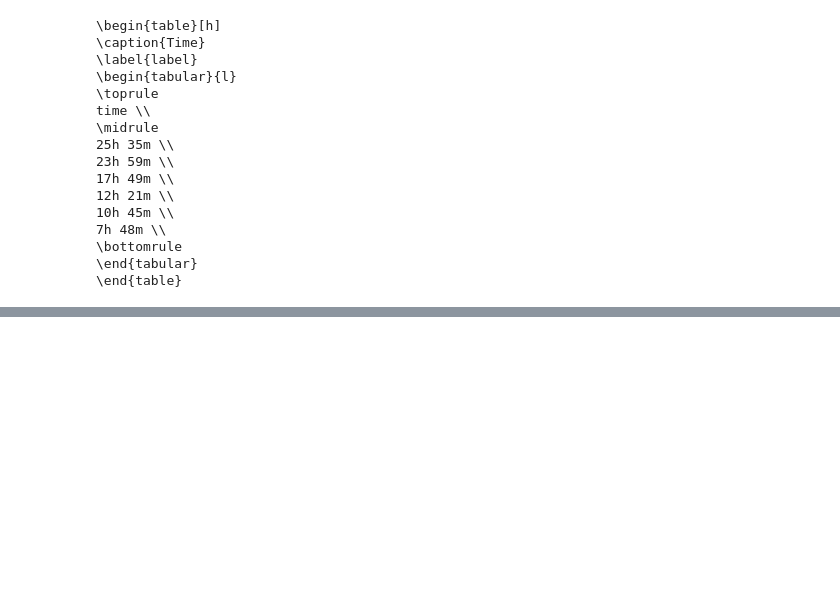
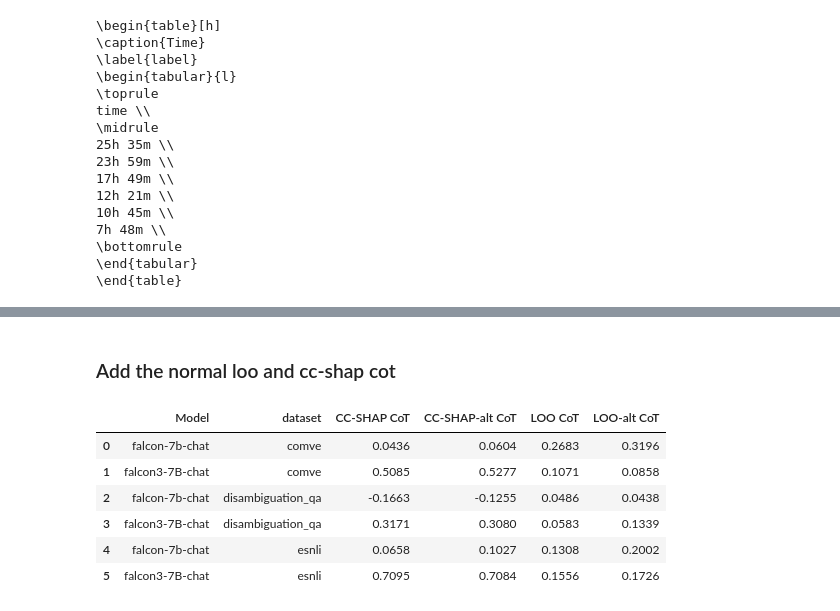
Before and after one commit to Rickvanderveen/FACT-AI, a Jupyter notebook: CC-SHAP/result_analysis.ipynb, the cells around one changed output, grey strips where cells are left out. Saved outputs shown, nothing was run; the diff lists cells and outputs as text; code cells hidden in the pictures; blank space fills up the shorter version.

```diff
--- a/CC-SHAP/result_analysis.ipynb
+++ b/CC-SHAP/result_analysis.ipynb
@@ -312,0 +315,9 @@ time \\
+# %%
+# LOO posthoc and LOO CoT
+for dataset in ["comve", "esnli", "disambiguation_qa"]:
+    frame = filter_results(filtered_df, dataset=dataset, model=["llama2-7b-chat", "mistral-7b-chat", "falcon-7b-chat"], test=["atanasova_counterfactual", "atanasova_input_from_expl", "cc_shap-cot", "cc_shap-posthoc", "turpin"])
+    frame = frame.drop(columns=["n_samples", "min", "max", "std"])
+    frame = frame.pivot(index="test", columns="Model", values="mean")
+    table = create_latex_table(frame, f"{dataset}", "label")
+    display(frame)
+    #print(table)
@@ -312,0 +476,17 @@ time \\
+# %%
+alt_prompt_dataframe = []
+
+experiments_alt_prompt_comparison = list((result_dir / "alt_prompt").glob("*.json"))
+for experiment in experiments_alt_prompt_comparison:
+    result = ExperimentResult(load_json_file(experiment))
+
+    args = result.args
+    alt_prompt_dataframe.append({
+        "Model": find_arg(args, "model_name"),
+        "dataset": find_arg(args, "c_task"),
+        "CC-SHAP-alt CoT": np.mean(np.array(result.get_variable("cc_shap-cot-alternative"))),
+        "LOO-alt CoT": np.mean(np.array(result.get_variable("loo_cosim_cot_alternative")))
+    })
+alt_prompt_dataframe = pd.DataFrame(alt_prompt_dataframe)
+alt_prompt_dataframe = alt_prompt_dataframe.sort_values(by=['dataset', 'Model']).reset_index(drop=True)
+alt_prompt_dataframe
@@ -312,0 +501,21 @@ time \\
+# %% [markdown]
+### Add the normal loo and cc-shap cot
+# %%
+for i, model in enumerate(alt_prompt_dataframe["Model"]):
+    dataset = alt_prompt_dataframe["dataset"][i]
+    extra_row = cosim_posthoc_loo_dataframe[(cosim_posthoc_loo_dataframe['Model'] == model) & (cosim_posthoc_loo_dataframe['dataset'] == dataset)]
+    extra_row = extra_row[["LOO CoT", "CC-SHAP CoT"]]
+    for column in extra_row.columns:
+        alt_prompt_dataframe.loc[i, 'LOO CoT'] = extra_row.iloc[0]['LOO CoT']
+        alt_prompt_dataframe.loc[i, 'CC-SHAP CoT'] = extra_row.iloc[0]['CC-SHAP CoT']
+# Reoorder columns
+alt_prompt_dataframe = alt_prompt_dataframe[["Model", "dataset", "CC-SHAP CoT", "CC-SHAP-alt CoT", "LOO CoT", "LOO-alt CoT"]]
+alt_prompt_dataframe
+# %% [output]
+|  | Model | dataset | CC-SHAP CoT | CC-SHAP-alt CoT | LOO CoT | LOO-alt CoT |
+| 0 | falcon-7b-chat | comve | 0.0436 | 0.0604 | 0.2683 | 0.3196 |
+| 1 | falcon3-7B-chat | comve | 0.5085 | 0.5277 | 0.1071 | 0.0858 |
+| 2 | falcon-7b-chat | disambiguation_qa | -0.1663 | -0.1255 | 0.0486 | 0.0438 |
+| 3 | falcon3-7B-chat | disambiguation_qa | 0.3171 | 0.3080 | 0.0583 | 0.1339 |
+| 4 | falcon-7b-chat | esnli | 0.0658 | 0.1027 | 0.1308 | 0.2002 |
+| 5 | falcon3-7B-chat | esnli | 0.7095 | 0.7084 | 0.1556 | 0.1726 |
```
Also changed, not shown: parts of 15 cells of this notebook, 1 other file.
